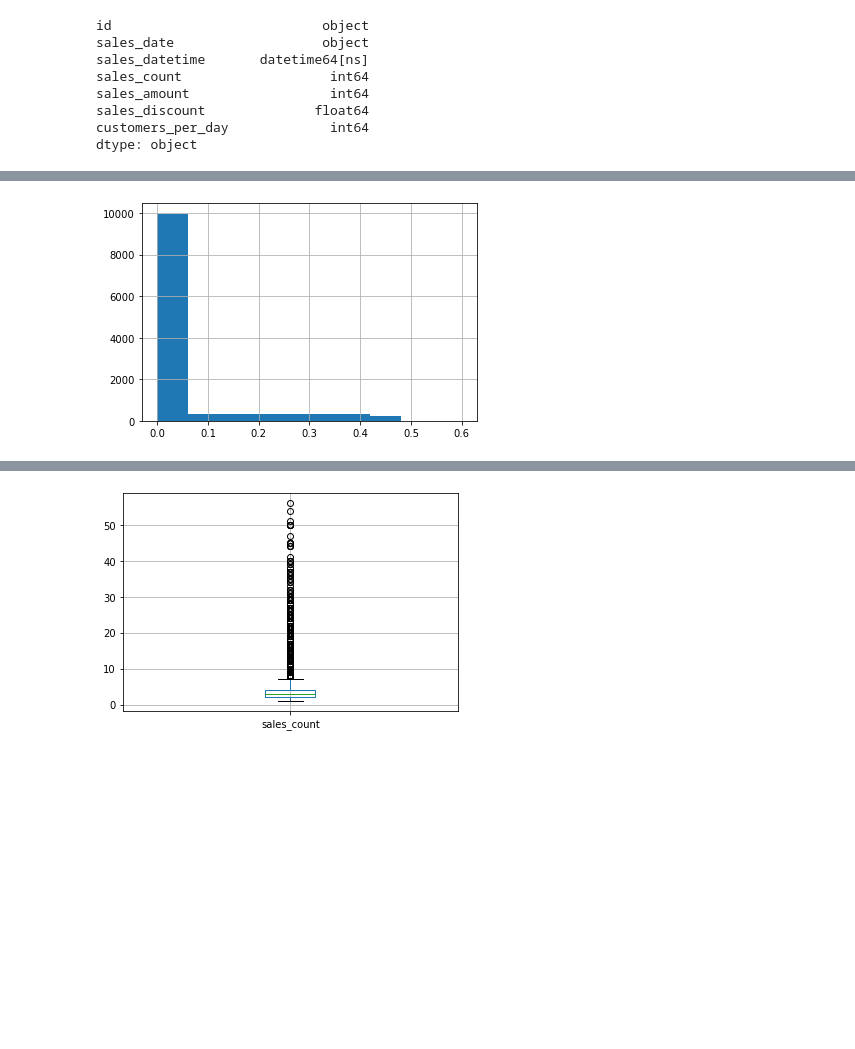
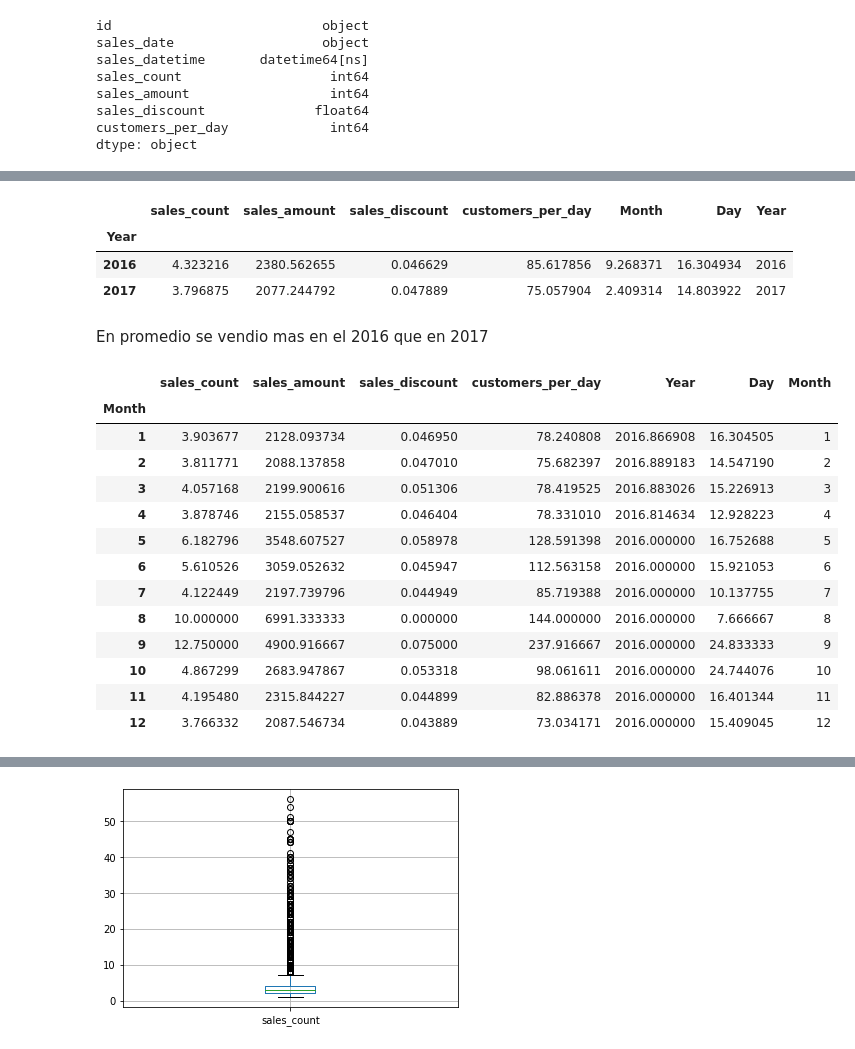
Before and after one commit to diegorv1994/challenge-1, a Jupyter notebook: challenge-2/Modulo_2_Challenge_2.ipynb, the cells around one changed output, grey strips where cells are left out. Cells and saved outputs as stored; diff of their text form; code cells hidden in the pictures; blank space fills up the shorter version.

```diff
--- a/challenge-2/Modulo_2_Challenge_2.ipynb
+++ b/challenge-2/Modulo_2_Challenge_2.ipynb
@@ -69,4 +74,0 @@ df.sales_amount.hist();
-# %%
-df.sales_discount.hist();
-# %% [output]
-[figure, removed]
@@ -72,0 +79,9 @@ df.sales_discount.hist();
+# %%
+years = pd.DataFrame(df.groupby(['Year']).mean())
+years['Year'] = years.index
+years
+# %% [output]
+|  | sales_count | sales_amount | sales_discount | customers_per_day | Month | Day | Year |
+| Year |  |  |  |  |  |  |  |
+| 2016 | 4.323216 | 2380.562655 | 0.046629 | 85.617856 | 9.268371 | 16.304934 | 2016 |
+| 2017 | 3.796875 | 2077.244792 | 0.047889 | 75.057904 | 2.409314 | 14.803922 | 2017 |
@@ -72,0 +91,21 @@ df.sales_discount.hist();
+# %% [markdown]
+En promedio se vendio mas en el 2016 que en 2017
+# %%
+month = pd.DataFrame(df.groupby(['Month']).mean())
+month['Month'] = month.index
+month
+# %% [output]
+|  | sales_count | sales_amount | sales_discount | customers_per_day | Year | Day | Month |
+| Month |  |  |  |  |  |  |  |
+| 1 | 3.903677 | 2128.093734 | 0.046950 | 78.240808 | 2016.866908 | 16.304505 | 1 |
+| 2 | 3.811771 | 2088.137858 | 0.047010 | 75.682397 | 2016.889183 | 14.547190 | 2 |
+| 3 | 4.057168 | 2199.900616 | 0.051306 | 78.419525 | 2016.883026 | 15.226913 | 3 |
+| 4 | 3.878746 | 2155.058537 | 0.046404 | 78.331010 | 2016.814634 | 12.928223 | 4 |
+| 5 | 6.182796 | 3548.607527 | 0.058978 | 128.591398 | 2016.000000 | 16.752688 | 5 |
+| 6 | 5.610526 | 3059.052632 | 0.045947 | 112.563158 | 2016.000000 | 15.921053 | 6 |
+| 7 | 4.122449 | 2197.739796 | 0.044949 | 85.719388 | 2016.000000 | 10.137755 | 7 |
+| 8 | 10.000000 | 6991.333333 | 0.000000 | 144.000000 | 2016.000000 | 7.666667 | 8 |
+| 9 | 12.750000 | 4900.916667 | 0.075000 | 237.916667 | 2016.000000 | 24.833333 | 9 |
+| 10 | 4.867299 | 2683.947867 | 0.053318 | 98.061611 | 2016.000000 | 24.744076 | 10 |
+| 11 | 4.195480 | 2315.844227 | 0.044899 | 82.886378 | 2016.000000 | 16.401344 | 11 |
+| 12 | 3.766332 | 2087.546734 | 0.043889 | 73.034171 | 2016.000000 | 15.409045 | 12 |
```
Also changed, not shown: parts of 30 cells of this notebook.
